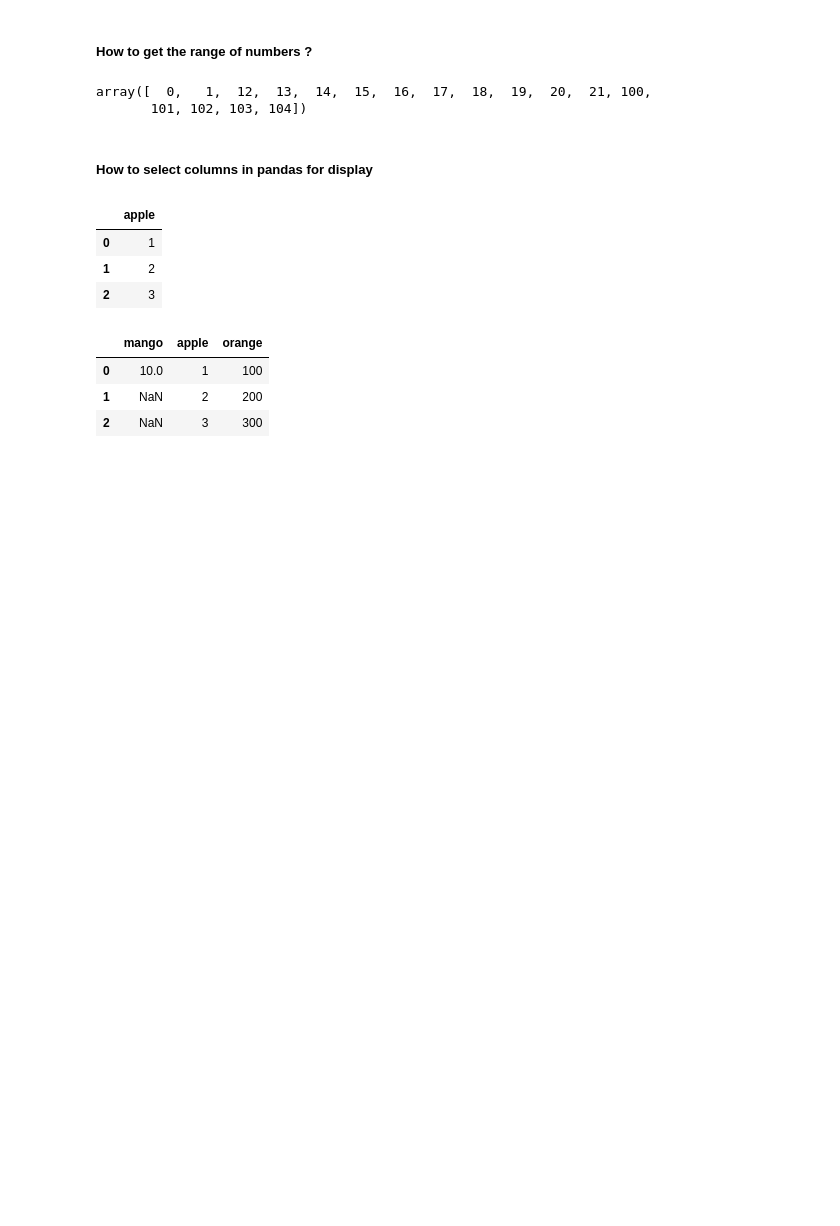
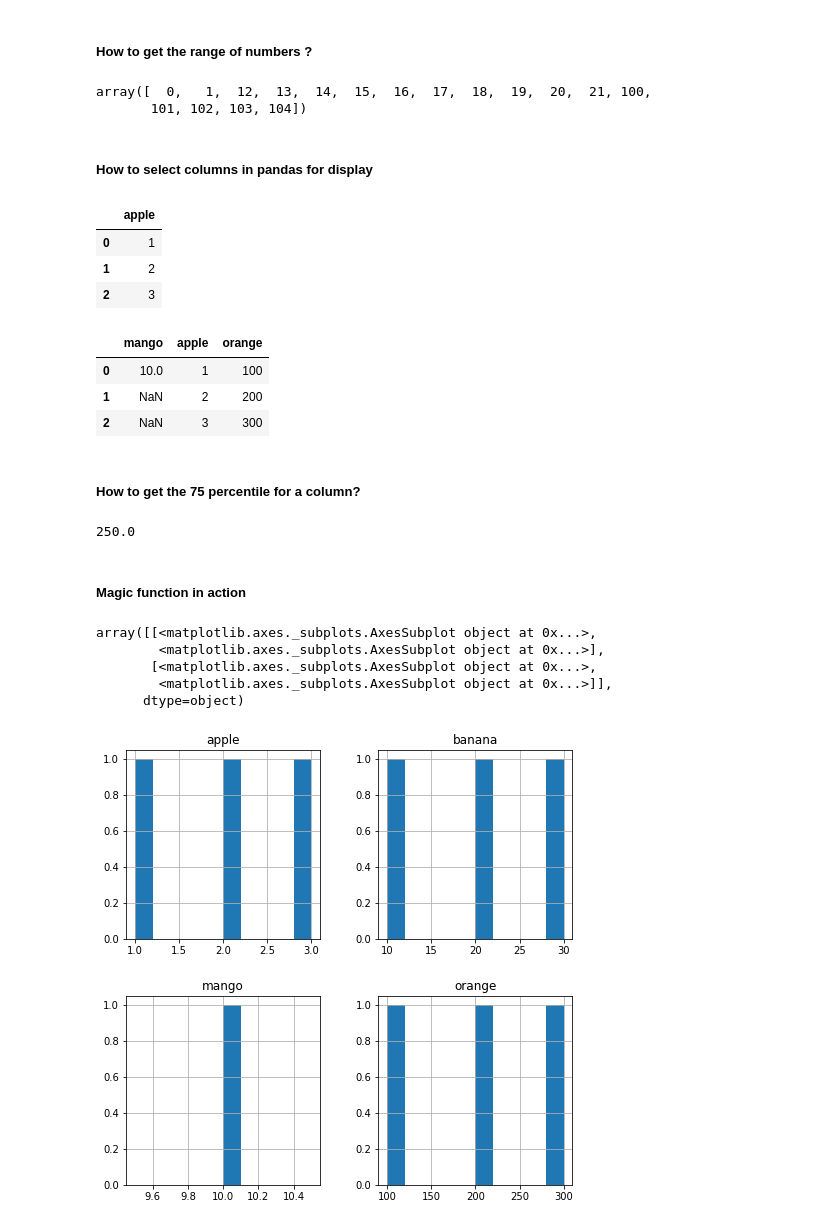
Before and after one commit to PadmarajBhat/DataAnalyst-1, a Jupyter notebook: Introduction to Python/IntroToPythonProgramming.ipynb, the cells around one changed output. Drawn from its saved outputs; the diff is of its cells as text; code cells hidden in the pictures; blank space fills up the shorter version.

```diff
--- a/Introduction to Python/IntroToPythonProgramming.ipynb
+++ b/Introduction to Python/IntroToPythonProgramming.ipynb
@@ -1372,3 +1374,21 @@ df.loc[:,'mango':'orange']
 | 0 | 10.0 | 1 | 100 |
 | 1 | NaN | 2 | 200 |
 | 2 | NaN | 3 | 300 |
+# %% [markdown]
+##### How to get the 75 percentile for a column?
+# %%
+df.orange.describe()['75%']
+# %% [output]
+250.0
+# %% [markdown]
+##### Magic function in action
+# %%
+%matplotlib inline
+df.hist(figsize=(8,8))
+# %% [output]
+array([[<matplotlib.axes._subplots.AxesSubplot object at 0x...>,
+        <matplotlib.axes._subplots.AxesSubplot object at 0x...>],
+       [<matplotlib.axes._subplots.AxesSubplot object at 0x...>,
+        <matplotlib.axes._subplots.AxesSubplot object at 0x...>]],
+      dtype=object)
+[figure, added]
```
Also changed, not shown: parts of 29 cells of this notebook.
